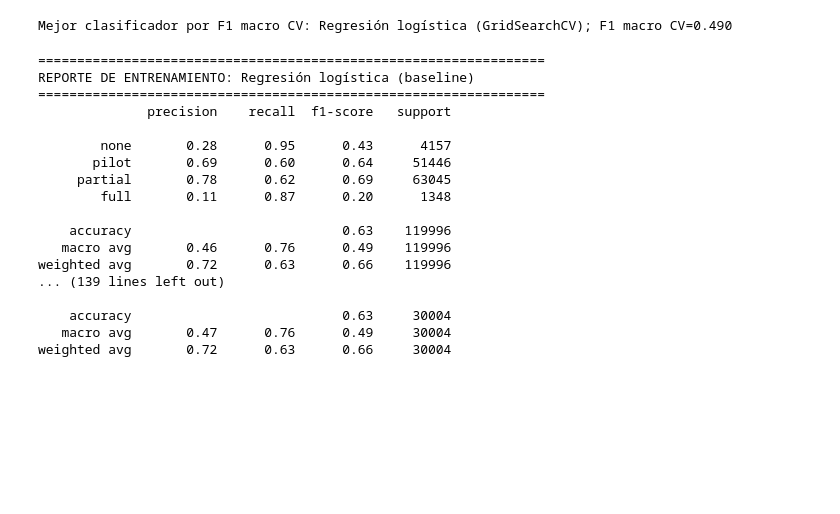
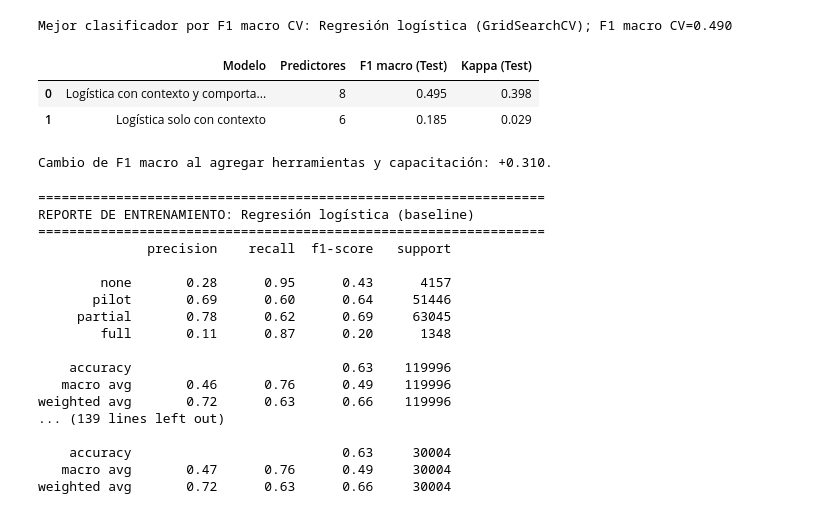
Before and after one commit to TaniaGorosito/aa-2026-entorno, a Jupyter notebook: proyecto_equipo/notebooks/07_clasificacion.ipynb, the cells around one changed output. Drawn from its saved outputs; the diff is of its cells as text; code cells hidden in the pictures; blank space fills up the shorter version.

Commit message:
Completa análisis y documentación de TP2 y TP3

```diff
--- a/proyecto_equipo/notebooks/07_clasificacion.ipynb
+++ b/proyecto_equipo/notebooks/07_clasificacion.ipynb
@@ -275,6 +290,33 @@ print(f"Mejor clasificador por F1 macro CV: {mejor_clasificador}; F1 macro CV={d
 | 4 | Random Forest (ensamble) | 0.613 | 0.611 | 0.456 | 0.452 | ... |
 | 5 | Regresión logística (GridSearchCV) | 0.628 | 0.632 | 0.465 | 0.467 | ... |
 Mejor clasificador por F1 macro CV: Regresión logística (GridSearchCV); F1 macro CV=0.490
+# %%
+# Ablación: medir cuánto aporta num_ai_tools_used y ai_training_hours frente al contexto.
+predictores_contexto = [c for c in predictores if c not in {"num_ai_tools_used", "ai_training_hours"}]
+X_train_contexto, X_test_contexto = X_train[predictores_contexto], X_test[predictores_contexto]
+pipe_logistica_contexto = Pipeline([
+    ("prepro", crear_preprocesador(incluir_comportamiento=False)),
+    ("modelo", clone(pipe_lr.named_steps["modelo"])),
+])
+pipe_logistica_contexto.fit(X_train_contexto, y_train)
+pred_contexto = pipe_logistica_contexto.predict(X_test_contexto)
+pred_completa = predicciones_test["Regresión logística (baseline)"]
+f1_contexto = f1_score(y_test, pred_contexto, average="macro", zero_division=0)
+f1_completa = f1_score(y_test, pred_completa, average="macro", zero_division=0)
+df_aporte_comportamiento = pd.DataFrame([
+    {"Modelo": "Logística con contexto y comportamiento", "Predictores": len(predictores),
+     "F1 macro (Test)": f1_completa, "Kappa (Test)": cohen_kappa_score(y_test, pred_completa)},
+    {"Modelo": "Logística solo con contexto", "Predictores": len(predictores_contexto),
+     "F1 macro (Test)": f1_contexto, "Kappa (Test)": cohen_kappa_score(y_test, pred_contexto)},
+])
+display(df_aporte_comportamiento.round(3))
+df_aporte_comportamiento.to_csv(SALIDAS / "aporte_variables_comportamiento_tp3.csv", index=False)
+print(f"Cambio de F1 macro al agregar herramientas y capacitación: {f1_completa - f1_contexto:+.3f}.")
+# %% [output]
+|  | Modelo | Predictores | F1 macro (Test) | Kappa (Test) |
+| 0 | Logística con contexto y comporta... | 8 | 0.495 | 0.398 |
+| 1 | Logística solo con contexto | 6 | 0.185 | 0.029 |
+Cambio de F1 macro al agregar herramientas y capacitación: +0.310.
 # %%
 for nombre in modelos_clasif:
     print("=" * 65, f"\nREPORTE DE ENTRENAMIENTO: {nombre}", "=" * 65)
```
Also changed, not shown: parts of 9 cells of this notebook, 1 other file.
